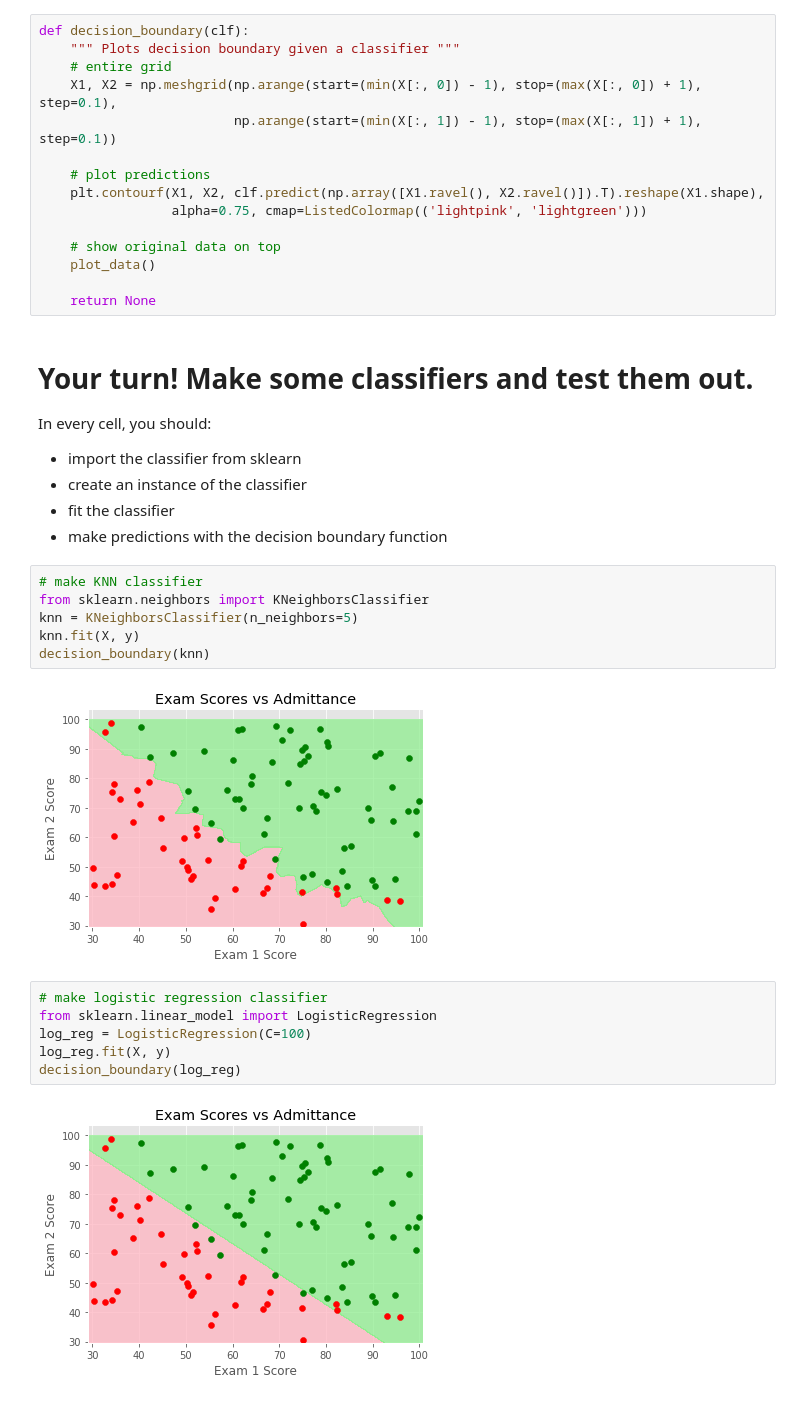
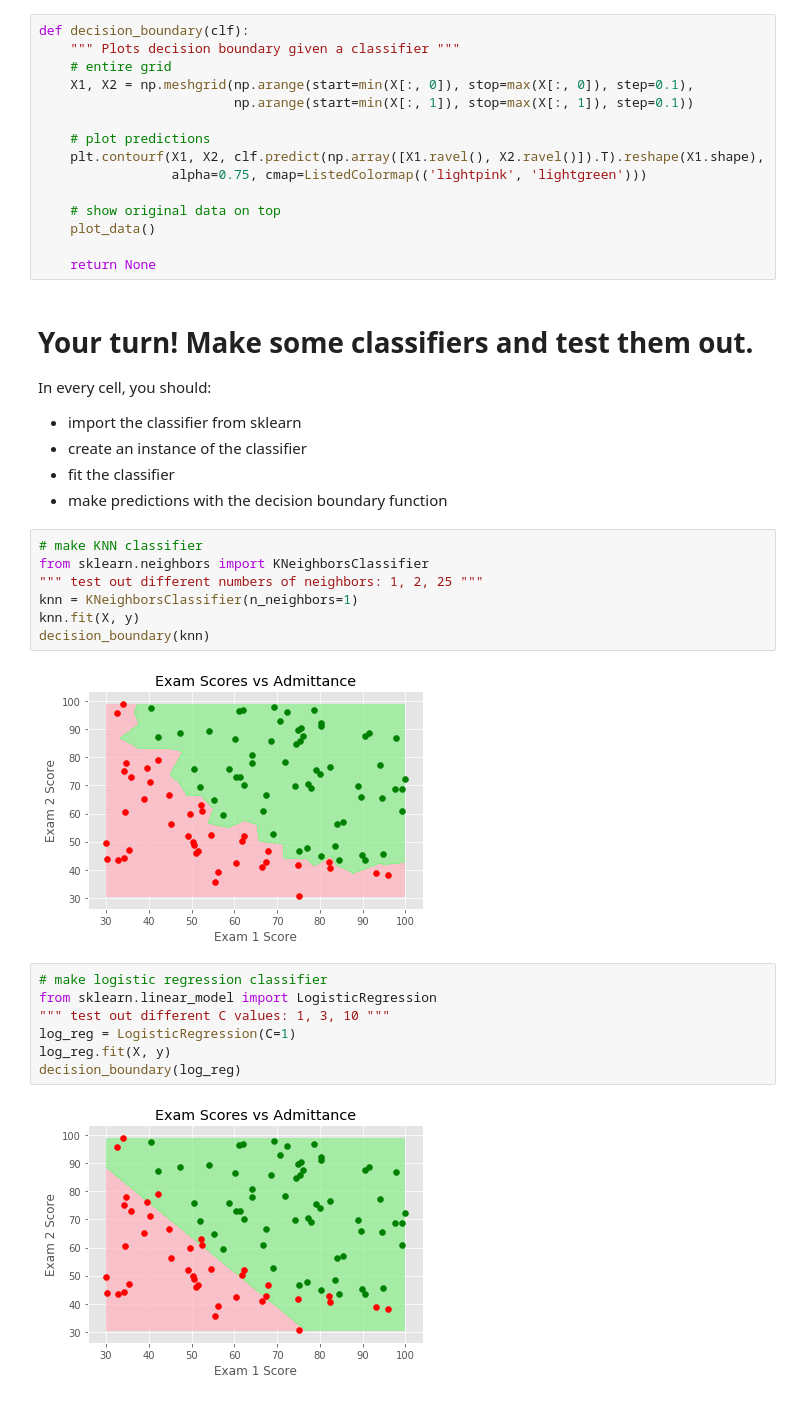
Before and after one commit to neil-ash/Workshops, a Jupyter notebook: HackPSU_Fall2018/Classification_Examples_Complete.ipynb, the cells around one changed output. Cells and saved outputs as stored; diff of their text form.

Commit message:
Fixed graphs

```diff
--- a/HackPSU_Fall2018/Classification_Examples_Complete.ipynb
+++ b/HackPSU_Fall2018/Classification_Examples_Complete.ipynb
@@ -50,8 +51,8 @@ plot_data()
 def decision_boundary(clf):
     """ Plots decision boundary given a classifier """
     # entire grid
-    X1, X2 = np.meshgrid(np.arange(start=(min(X[:, 0]) - 1), stop=(max(X[:, 0]) + 1), step=0.1),
-                         np.arange(start=(min(X[:, 1]) - 1), stop=(max(X[:, 1]) + 1), step=0.1))
+    X1, X2 = np.meshgrid(np.arange(start=min(X[:, 0]), stop=max(X[:, 0]), step=0.1),
+                         np.arange(start=min(X[:, 1]), stop=max(X[:, 1]), step=0.1))
 
     # plot predictions
     plt.contourf(X1, X2, clf.predict(np.array([X1.ravel(), X2.ravel()]).T).reshape(X1.shape),
@@ -71,19 +72,21 @@ In every cell, you should:
 # %%
 # make KNN classifier
 from sklearn.neighbors import KNeighborsClassifier
-knn = KNeighborsClassifier(n_neighbors=5)
+""" test out different numbers of neighbors: 1, 2, 25 """
+knn = KNeighborsClassifier(n_neighbors=1)
 knn.fit(X, y)
 decision_boundary(knn)
 # %% [output]
-[figure, old version]
+[figure, new version]
 # %%
 # make logistic regression classifier
 from sklearn.linear_model import LogisticRegression
-log_reg = LogisticRegression(C=100)
+""" test out different C values: 1, 3, 10 """
+log_reg = LogisticRegression(C=1)
 log_reg.fit(X, y)
 decision_boundary(log_reg)
 # %% [output]
-[figure, old version]
+[figure, new version]
 # %%
 # make SVM classifier
 from sklearn.svm import SVC
```
Also changed, not shown: parts of 4 cells of this notebook.
